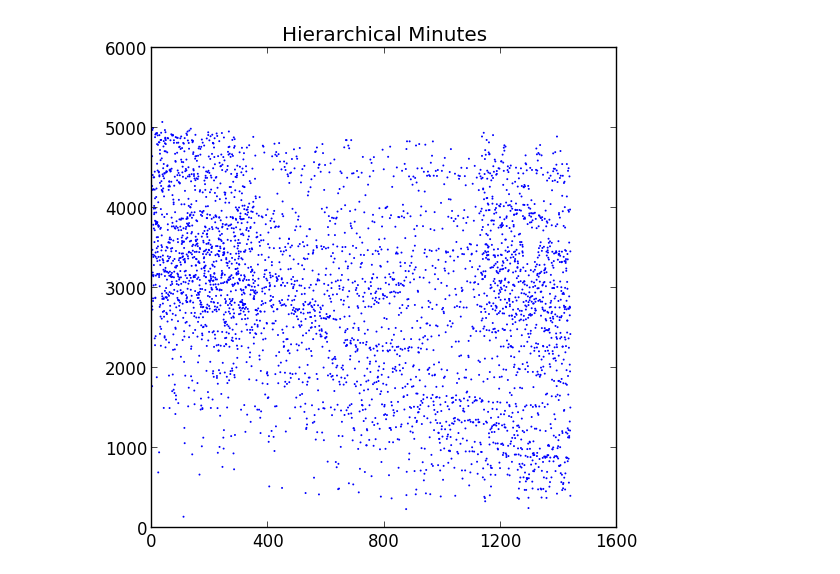
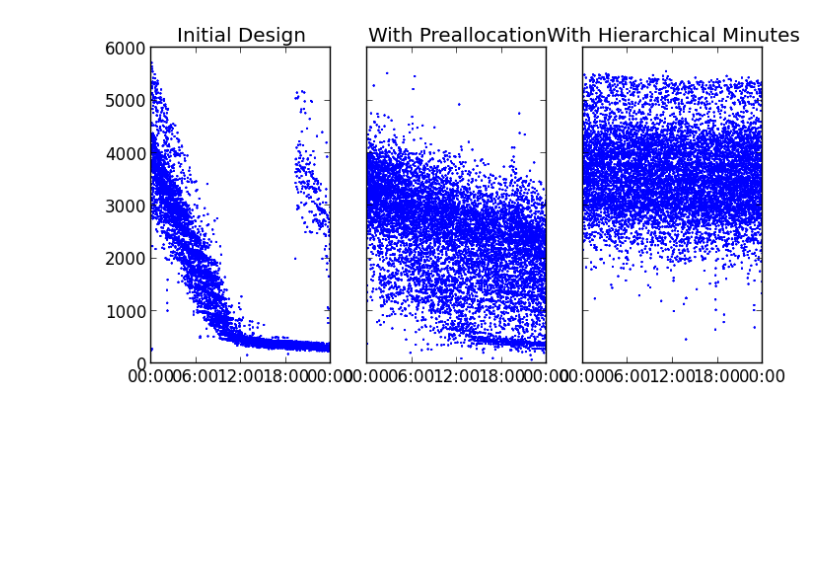
Before and after one commit to rick446/mongodb-sdas, a Jupyter notebook: Performance Plots.ipynb, the cells around one changed output. Cells and saved outputs as stored; diff of their text form; code cells hidden in the pictures; blank space fills up the shorter version.

```diff
--- a/Performance Plots.ipynb
+++ b/Performance Plots.ipynb
@@ -9,6 +9,17 @@ def format_data(fn):
     return xs,ys
 
 def plot(fn):
-    plt.close()
     xs,ys = format_data(fn)
     plt.scatter(xs, ys, s=1)
+
+def plot_on_axis(title, fn, axis):
+    xs, ys = format_data(fn)
+    axis.scatter(xs, ys, s=2, c='b', linewidths=0)
+    axis.set_title(title)
+    axis.set_xlim(0, 1440)
+    axis.set_ylim(0, 6000)
+    axis.set_xticks([0, 360, 720, 1080, 1440])
+    axis.set_xticklabels(
+           ['00:00', '06:00', '12:00', '18:00', '00:00'])
+
+plt.close()
@@ -71,13 +26,9 @@ fig
-# %%
-fig, a1 = plt.subplots(
-    1, 1, sharex=True, sharey=True,
-    num=3, figsize=(6,6))
-xs,ys = format_data('times_hier_wps.csv')
-a1.scatter(xs, ys, s=2, c='b', linewidths=0)
-a1.set_title('Hierarchical Minutes')
-xlim(0, 1600)
-ylim(0, 6000)
-xticks([0, 400, 800, 1200, 1600])
-fig
-# %% [output]
-[figure, removed]
+# %%
+fig, (ax0, ax1, ax2) = plt.subplots(1, 3, sharex=False, sharey=True, num=1, figsize=(12,5))
+plot_on_axis('Initial Design', 'times-initial.csv', ax0)
+plot_on_axis('With Preallocation', 'times-prealloc.csv', ax1)
+plot_on_axis('With Hierarchical Minutes', 'times-hier.csv', ax2)
+fig.savefig('Combined.png')
+fig
+# %% [output]
+[figure, added]
```
Also changed, not shown: parts of 14 cells of this notebook, 10 other files.
